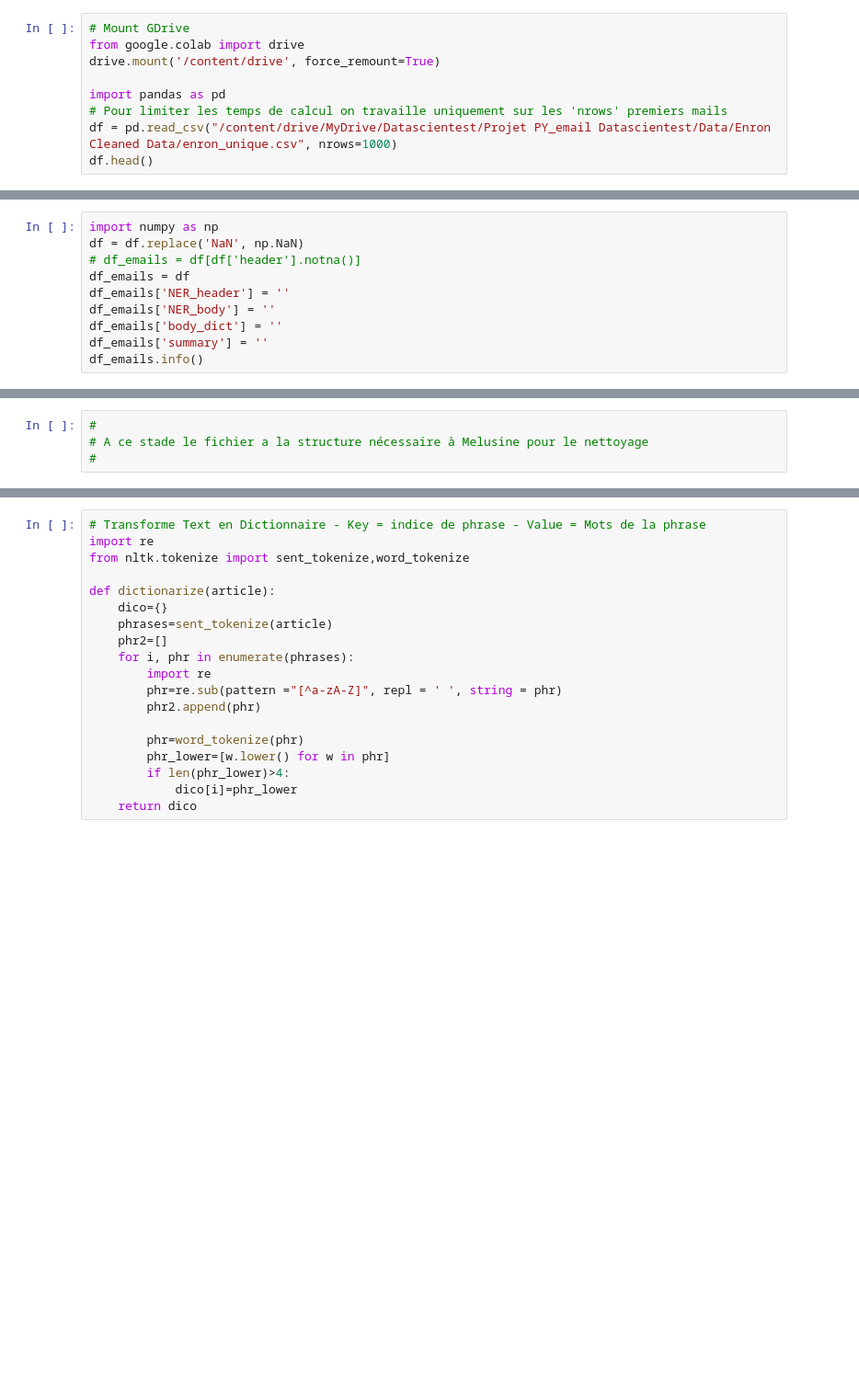
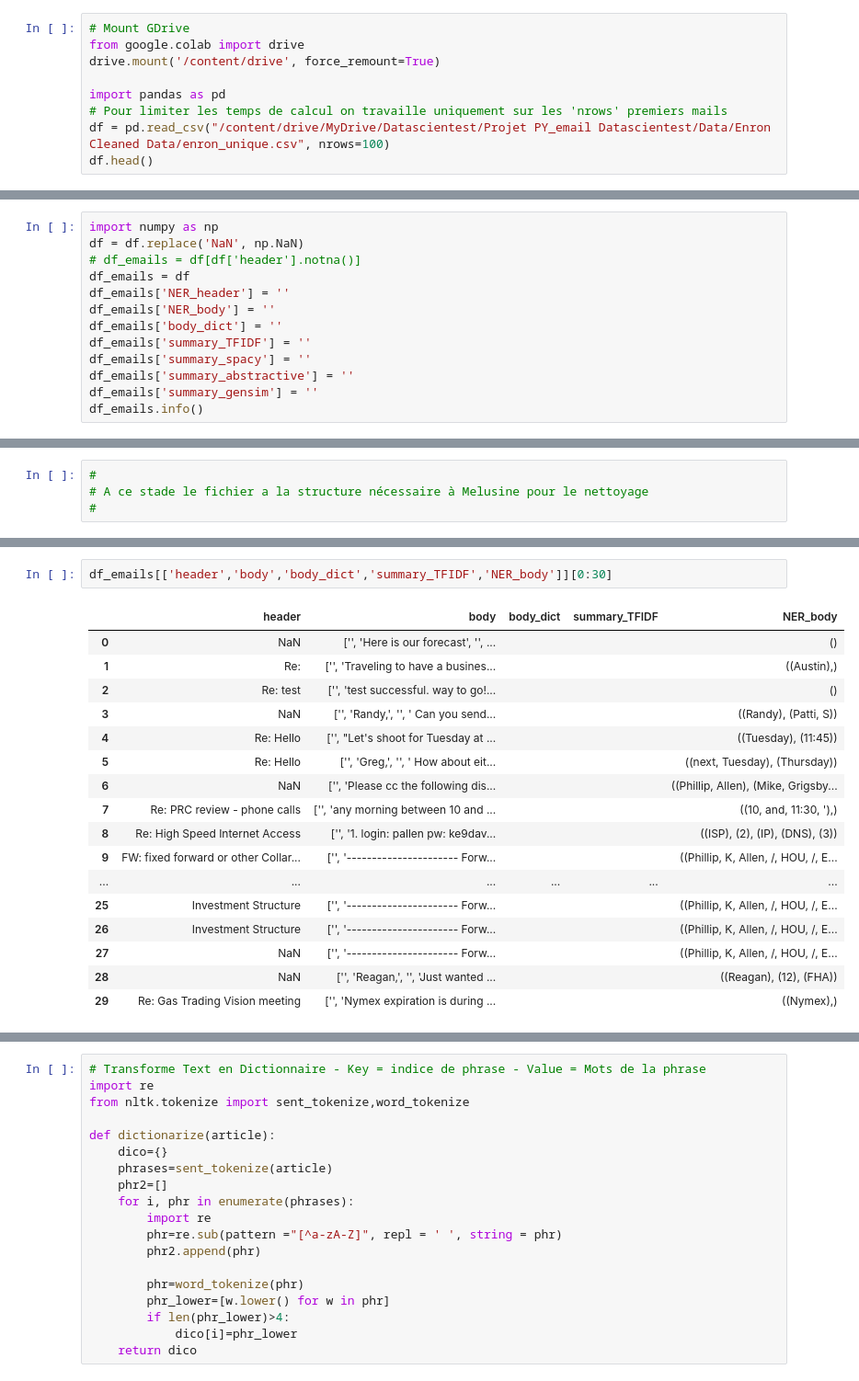
Before and after one commit to franckglastre/NLP-Datascientest, a Jupyter notebook: Py_Easymail.ipynb, the cells around one changed output, grey strips where cells are left out. Shown: that part at 92% size. Drawn from its saved outputs; the diff is of its cells as text; blank space fills up the shorter version.

```diff
--- a/Py_Easymail.ipynb
+++ b/Py_Easymail.ipynb
@@ -57,7 +72,7 @@ drive.mount('/content/drive', force_remount=True)
 
 import pandas as pd
 # Pour limiter les temps de calcul on travaille uniquement sur les 'nrows' premiers mails
-df = pd.read_csv("/content/drive/MyDrive/Datascientest/Projet PY_email Datascientest/Data/Enron Cleaned Data/enron_unique.csv", nrows=1000)
+df = pd.read_csv("/content/drive/MyDrive/Datascientest/Projet PY_email Datascientest/Data/Enron Cleaned Data/enron_unique.csv", nrows=100)
 df.head()
 # %% [output]
 Mounted at /content/drive
@@ -85,7 +104,10 @@ df_emails = df
 df_emails['NER_header'] = ''
 df_emails['NER_body'] = ''
 df_emails['body_dict'] = ''
-df_emails['summary'] = ''
+df_emails['summary_TFIDF'] = ''
+df_emails['summary_spacy'] = ''
+df_emails['summary_abstractive'] = ''
+df_emails['summary_gensim'] = ''
 df_emails.info()
 # %% [output]
 <class 'pandas.core.frame.DataFrame'>
@@ -116,0 +211,20 @@ Index(['date', 'from', 'to', 'header', 'body', 'NER_header', 'NER_body',
+# %%
+df_emails[['header','body','body_dict','summary_TFIDF','NER_body']][0:30]
+# %% [output]
+|  | header | body | body_dict | summary_TFIDF | NER_body |
+| 0 | NaN | ['', 'Here is our forecast', '', ... |  |  | () |
+| 1 | Re: | ['', 'Traveling to have a busines... |  |  | ((Austin),) |
+| 2 | Re: test | ['', 'test successful. way to go!... |  |  | () |
+| 3 | NaN | ['', 'Randy,', '', ' Can you send... |  |  | ((Randy), (Patti, S)) |
+| 4 | Re: Hello | ['', "Let's shoot for Tuesday at ... |  |  | ((Tuesday), (11:45)) |
+| 5 | Re: Hello | ['', 'Greg,', '', ' How about eit... |  |  | ((next, Tuesday), (Thursday)) |
+| 6 | NaN | ['', 'Please cc the following dis... |  |  | ((Phillip, Allen), (Mike, Grigsby... |
+| 7 | Re: PRC review - phone calls | ['', 'any morning between 10 and ... |  |  | ((10, and, 11:30, '),) |
+| 8 | Re: High Speed Internet Access | ['', '1. login: pallen pw: ke9dav... |  |  | ((ISP), (2), (IP), (DNS), (3)) |
+| 9 | FW: fixed forward or other Collar... | ['', '---------------------- Forw... |  |  | ((Phillip, K, Allen, /, HOU, /, E... |
+| ... | ... | ... | ... | ... | ... |
+| 25 | Investment Structure | ['', '---------------------- Forw... |  |  | ((Phillip, K, Allen, /, HOU, /, E... |
+| 26 | Investment Structure | ['', '---------------------- Forw... |  |  | ((Phillip, K, Allen, /, HOU, /, E... |
+| 27 | NaN | ['', '---------------------- Forw... |  |  | ((Phillip, K, Allen, /, HOU, /, E... |
+| 28 | NaN | ['', 'Reagan,', '', 'Just wanted ... |  |  | ((Reagan), (12), (FHA)) |
+| 29 | Re: Gas Trading Vision meeting | ['', 'Nymex expiration is during ... |  |  | ((Nymex),) |
```
Also changed, not shown: parts of 74 cells of this notebook.
